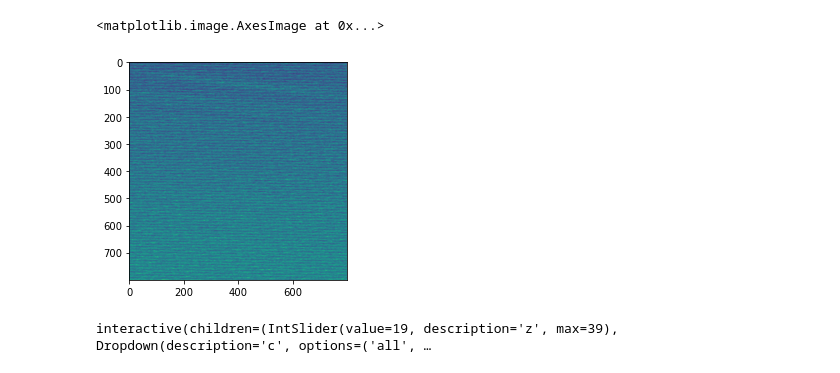
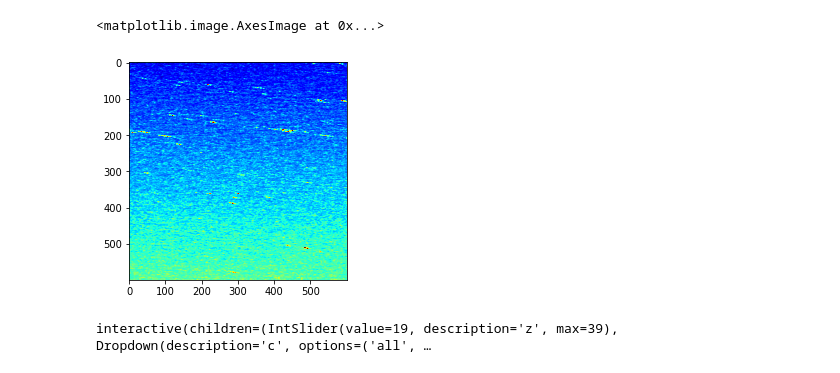
Before and after one commit to adamcohenlab/Jia2023FirstHeartbeat, a Jupyter notebook: Confocal image registration test.ipynb, the cells around one changed output. Saved outputs shown, nothing was run; the diff lists cells and outputs as text; code cells hidden in the pictures.

```diff
--- a/Confocal image registration test.ipynb
+++ b/Confocal image registration test.ipynb
@@ -20,3 +20,4 @@ from spikecounter import utils
+# %%
+rootdir = os.path.join("F:/", "Bill Jia", "Optopatch", "20220413")
 # %%
-rootdir = "/n/holyscratch01/cohen_lab/bjia/20220323_LOI_mapping_2P/"
-filename = "120057nkx_test"
+filename = "0759562p_cal_fov"
@@ -58,8 +99,8 @@ mean_img = (fwd_scan + revscan_shift)/2
 # %%
-plt.imshow(fwd_scan[1])
+plt.imshow(fwd_scan[0], cmap="jet", vmin=np.percentile(fwd_scan[0], 0), vmax=np.percentile(fwd_scan[0],99.9))
 # %% [output]
 <matplotlib.image.AxesImage at 0x...>
-[figure, old version]
+[figure, new version]
 # %%
 utils.display_zstack(fwd_scan)
 # %% [output]
```
Also changed, not shown: parts of 9 cells of this notebook, 1 other file.
